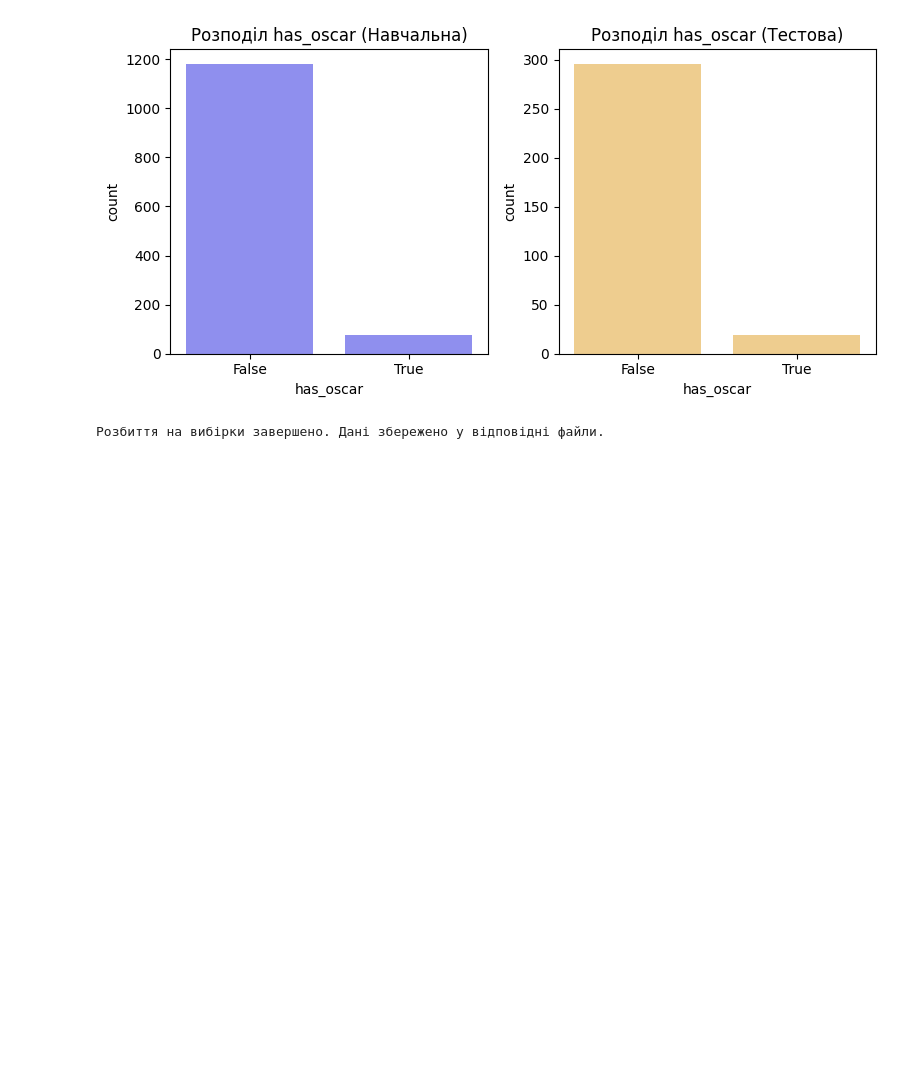
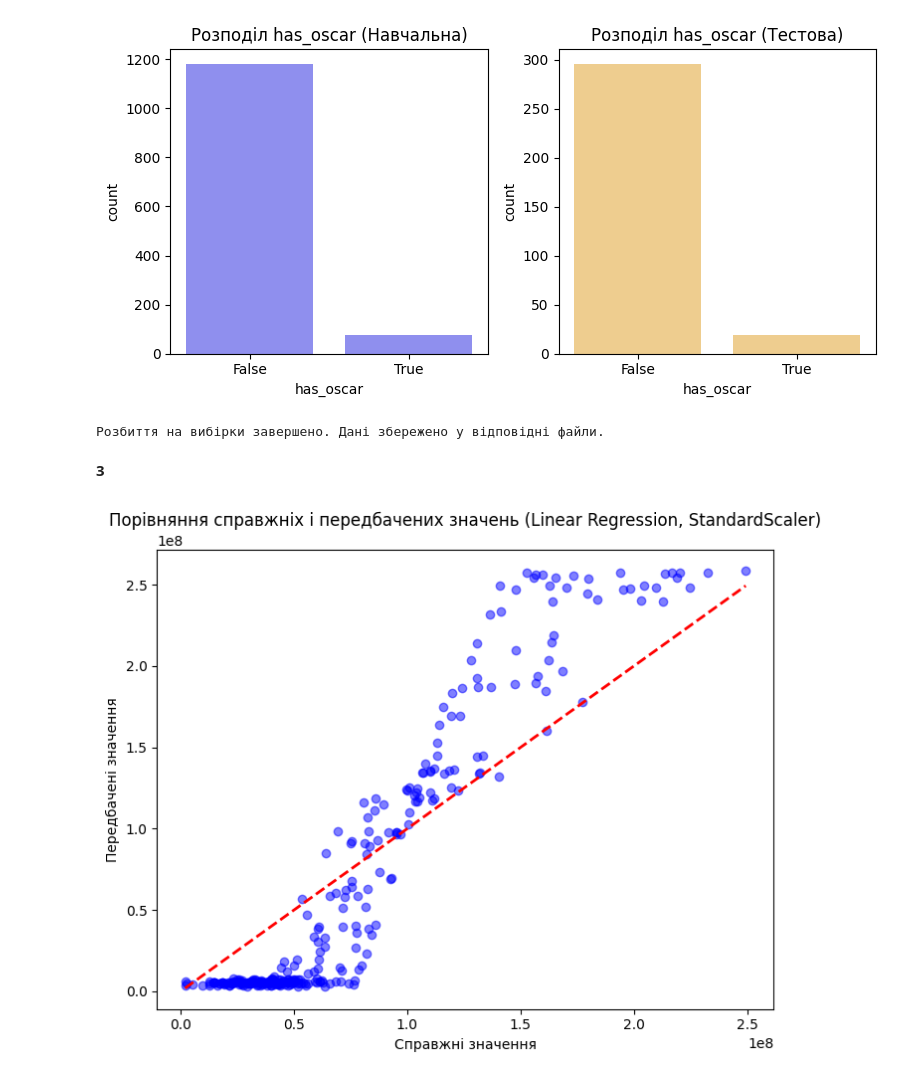
Before and after one commit to sokolovgit/data_analysis, a Jupyter notebook: course_work/code/analysis/test.ipynb, the cells around one changed output. Cells and saved outputs as stored; diff of their text form; code cells hidden in the pictures; blank space fills up the shorter version.

```diff
--- a/course_work/code/analysis/test.ipynb
+++ b/course_work/code/analysis/test.ipynb
@@ -425,3 +425,5 @@ pd.concat([X_test_minmax_clf, y_test_minmax_clf], axis=1).to_csv('test_minmax_cl
 print("Розбиття на вибірки завершено. Дані збережено у відповідні файли.")
 # %% [output]
 Розбиття на вибірки завершено. Дані збережено у відповідні файли.
+# %% [markdown]
+**3**
@@ -427,0 +469,11 @@ print("Розбиття на вибірки завершено. Дані збе
+# %%
+# Візуалізація для регресії (приклад для Linear Regression з StandardScaler)
+plt.figure(figsize=(8, 6))
+plt.scatter(y_test_standard_reg, model.predict(X_test_standard_reg), color='blue', alpha=0.5)
+plt.plot([y_test_standard_reg.min(), y_test_standard_reg.max()], [y_test_standard_reg.min(), y_test_standard_reg.max()], 'r--', lw=2)
+plt.xlabel('Справжні значення')
+plt.ylabel('Передбачені значення')
+plt.title('Порівняння справжніх і передбачених значень (Linear Regression, StandardScaler)')
+plt.show()
+# %% [output]
+[figure, added]
```
Also changed, not shown: parts of 4 cells of this notebook, 3 other files.
